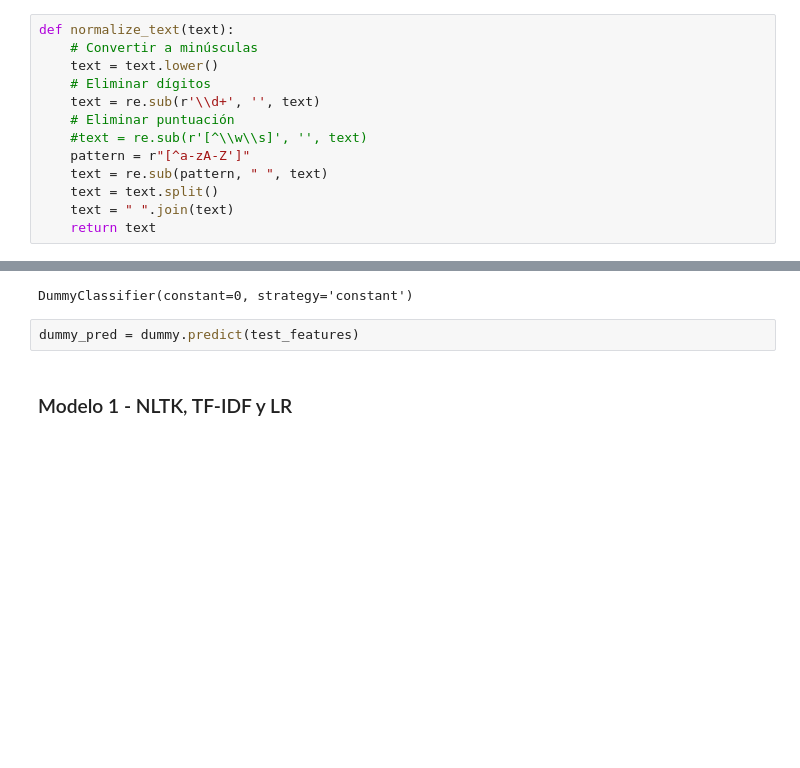
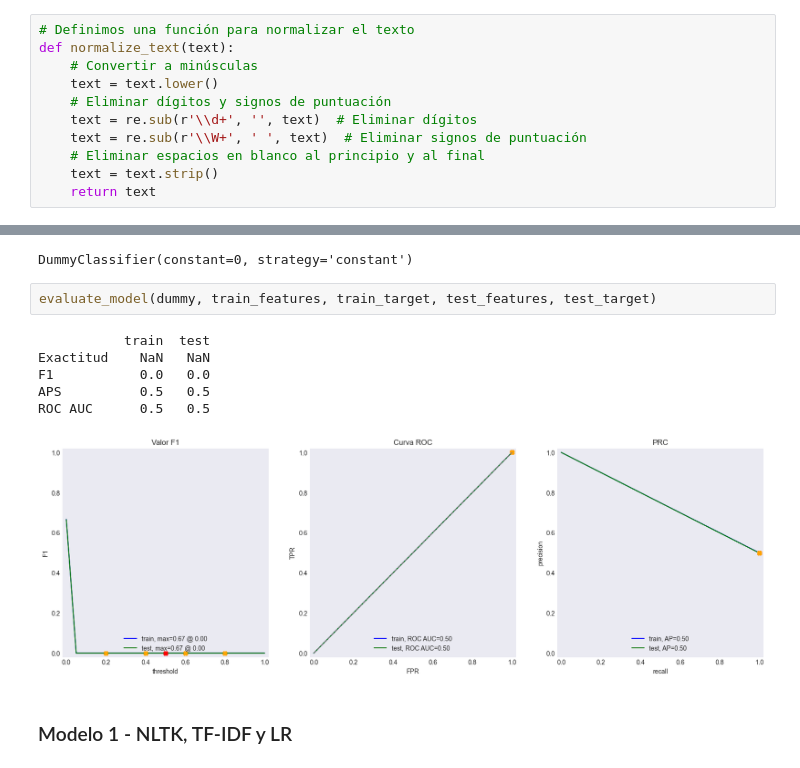
Before and after one commit to ianxportillo/Proyecto_14, a Jupyter notebook: Project_14.ipynb, the cells around one changed output, grey strips where cells are left out. Saved outputs shown, nothing was run; the diff lists cells and outputs as text; blank space fills up the shorter version.

```diff
--- a/Project_14.ipynb
+++ b/Project_14.ipynb
@@ -350,17 +351,15 @@ def evaluate_model(model, train_features, train_target, test_features, test_targ
 # %% [markdown]
 Suponemos que todos los modelos a continuación aceptan textos en minúsculas y sin dígitos, signos de puntuación, etc.
 # %%
+# Definimos una función para normalizar el texto
 def normalize_text(text):
     # Convertir a minúsculas
     text = text.lower()
-    # Eliminar dígitos
-    text = re.sub(r'\\d+', '', text)
-    # Eliminar puntuación
-    #text = re.sub(r'[^\\w\\s]', '', text)
-    pattern = r"[^a-zA-Z']"
-    text = re.sub(pattern, " ", text)
-    text = text.split()
-    text = " ".join(text)
+    # Eliminar dígitos y signos de puntuación
+    text = re.sub(r'\\d+', '', text)  # Eliminar dígitos
+    text = re.sub(r'\\W+', ' ', text)  # Eliminar signos de puntuación
+    # Eliminar espacios en blanco al principio y al final
+    text = text.strip()
     return text
 # %%
 df_reviews['review_norm'] = df_reviews['review'].apply(normalize_text)
@@ -416,8 +409,15 @@ dummy = DummyClassifier(strategy='constant', constant=0)
 dummy.fit(train_features, train_target)
 # %% [output]
 DummyClassifier(constant=0, strategy='constant')
-# %%
-dummy_pred = dummy.predict(test_features)
+# %%
+evaluate_model(dummy, train_features, train_target, test_features, test_target)
+# %% [output]
+           train  test
+Exactitud    NaN   NaN
+F1           0.0   0.0
+APS          0.5   0.5
+ROC AUC      0.5   0.5
+[figure, added]
 # %% [markdown]
 ### Modelo 1 - NLTK, TF-IDF y LR
 # %% [markdown]
```
Also changed, not shown: parts of 10 cells of this notebook.
